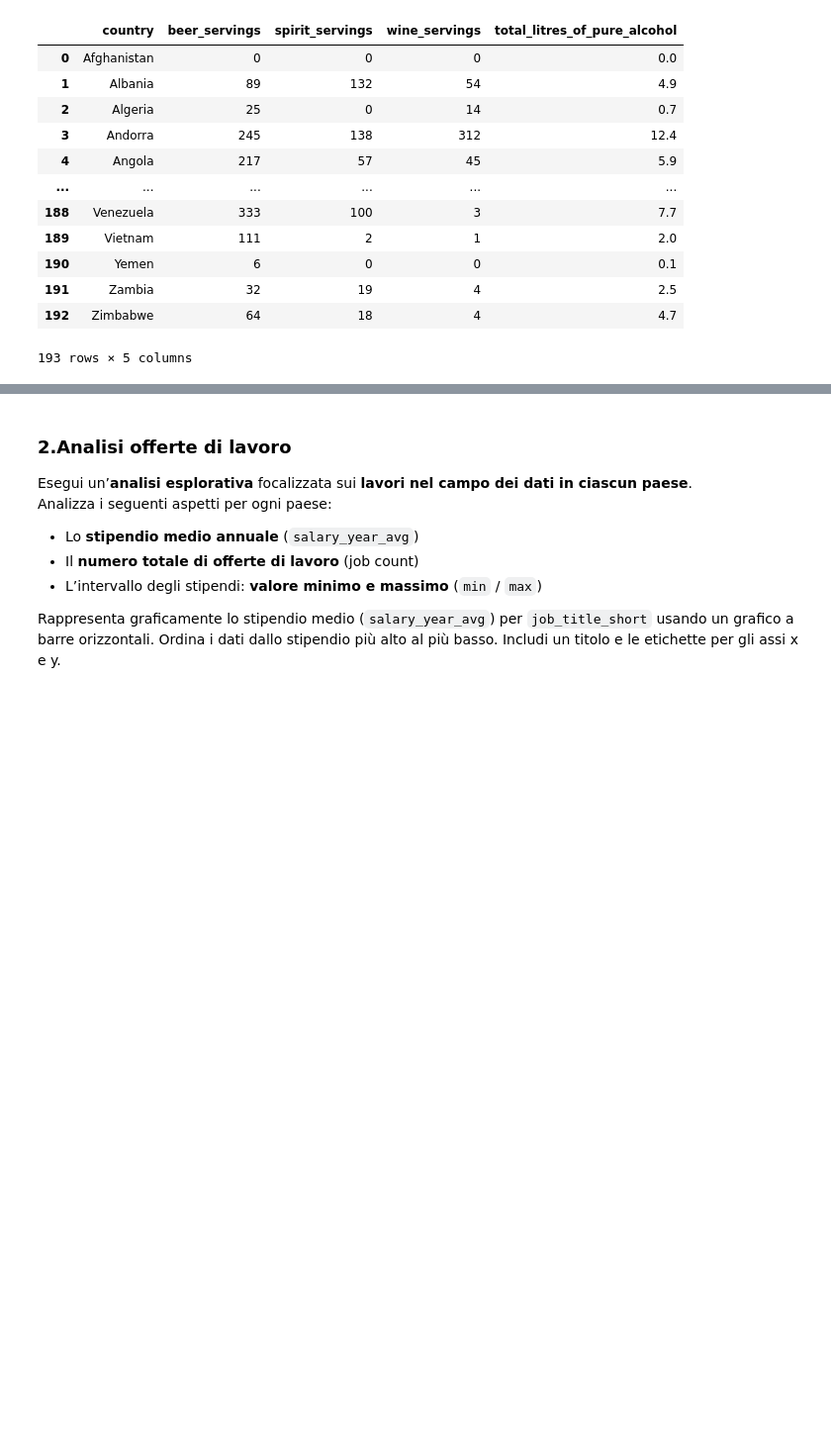
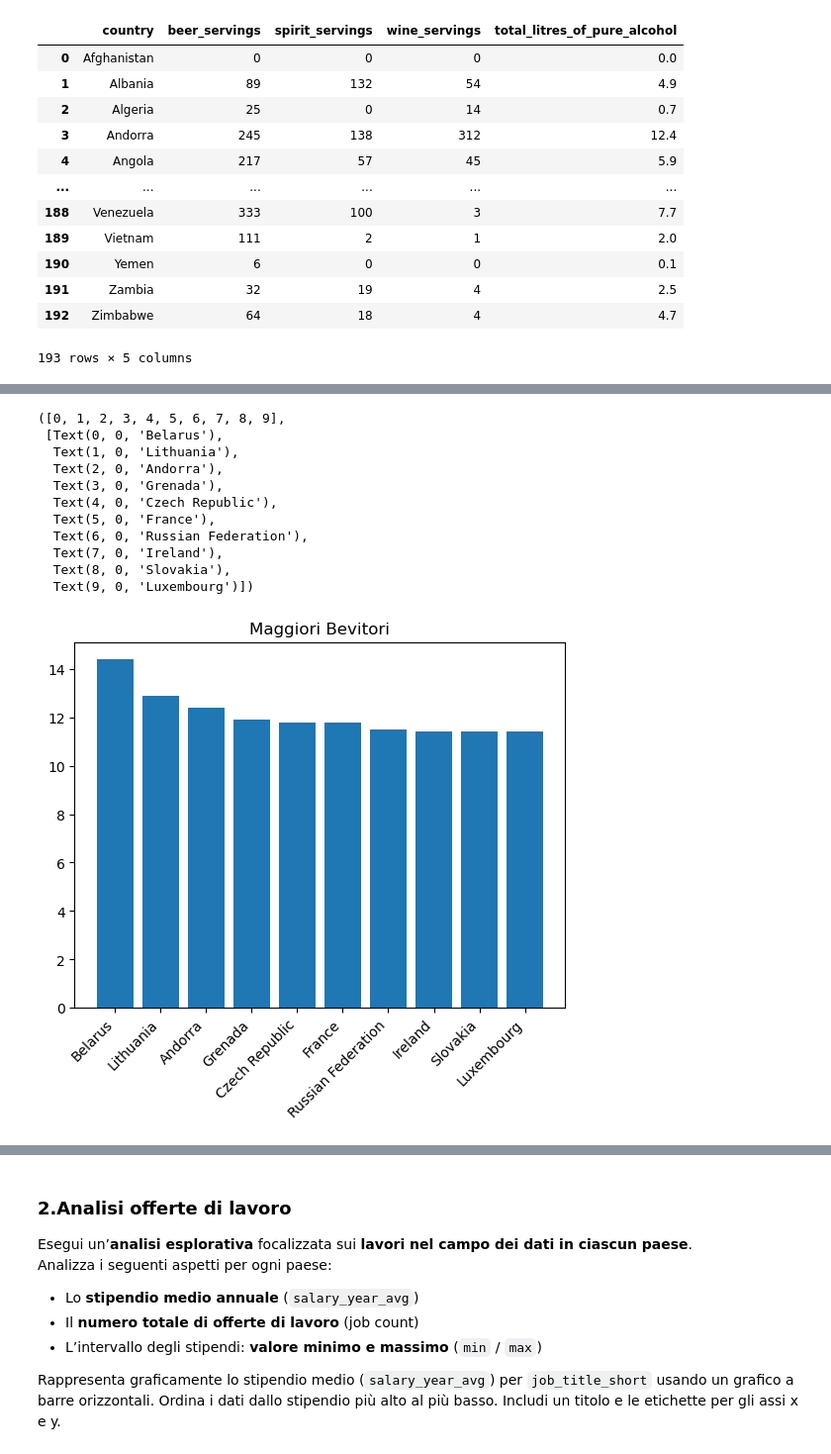
Before and after one commit to schumy/programmingLab_II, a Jupyter notebook: 3.5_Esercizi_lez_3.ipynb, the cells around one changed output, grey strips where cells are left out. Shown at 99% size. Cells and saved outputs as stored; diff of their text form; code cells hidden in the pictures; blank space fills up the shorter version.

```diff
--- a/3.5_Esercizi_lez_3.ipynb
+++ b/3.5_Esercizi_lez_3.ipynb
@@ -34,3 +34,12 @@ df
 | 191 | Zambia | 32 | 19 | 4 | 2.5 |
 | 192 | Zimbabwe | 64 | 18 | 4 | 4.7 |
 193 rows × 5 columns
+# %%
+maggiori_bevitori = df[['country','total_litres_of_pure_alcohol']].sort_values(axis=0, by='total_litres_of_pure_alcohol', ascending=False).head(10)
+medie = df[['beer_servings', 'spirit_servings', 'wine_servings']].mean()
+round(medie, 2)
+df['alcohol_index'] = (df.beer_servings + df.spirit_servings + df.wine_servings)/3
+df.head()
+df[df['country'] == df.alcohol_index.max()]
+df[df.alcohol_index == df.alcohol_index.max()]['country']
+df[df.beer_servings > 100][['country','beer_servings']]
@@ -36,0 +62,17 @@ df
+# %%
+plt.bar(maggiori_bevitori['country'], maggiori_bevitori['total_litres_of_pure_alcohol'])
+plt.title('Maggiori Bevitori')
+plt.xticks(rotation=45, ha='right')
+# %% [output]
+([0, 1, 2, 3, 4, 5, 6, 7, 8, 9],
+ [Text(0, 0, 'Belarus'),
+  Text(1, 0, 'Lithuania'),
+  Text(2, 0, 'Andorra'),
+  Text(3, 0, 'Grenada'),
+  Text(4, 0, 'Czech Republic'),
+  Text(5, 0, 'France'),
+  Text(6, 0, 'Russian Federation'),
+  Text(7, 0, 'Ireland'),
+  Text(8, 0, 'Slovakia'),
+  Text(9, 0, 'Luxembourg')])
+[figure, added]
```
Also changed, not shown: parts of 22 cells of this notebook.
